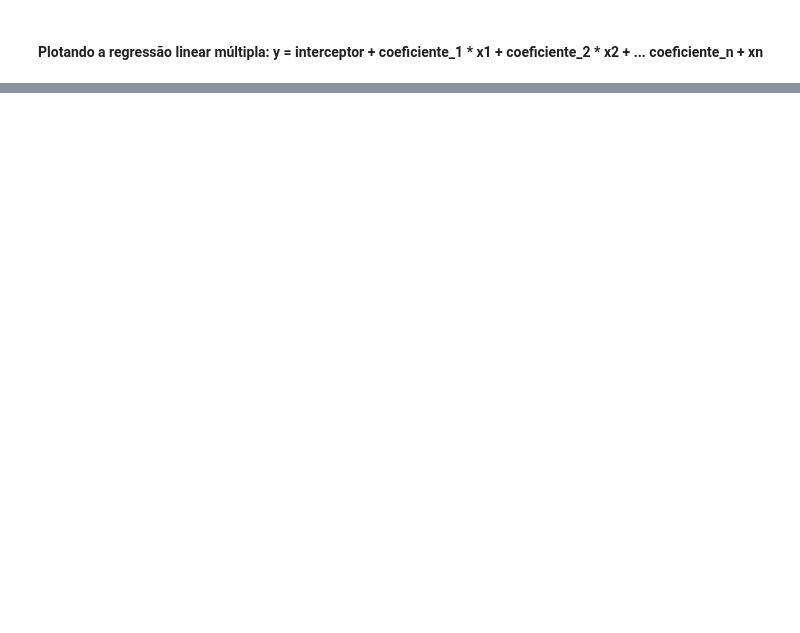
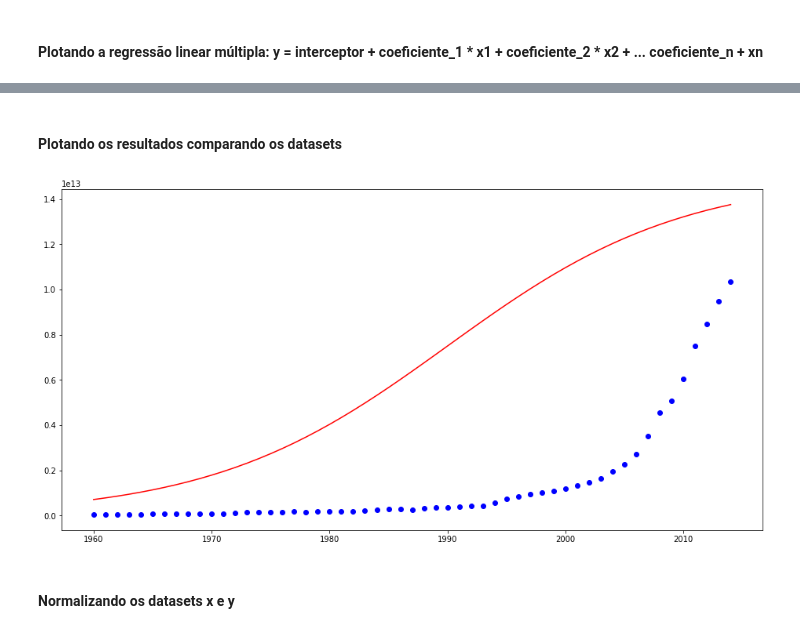
Before and after one commit to vhnegrisoli/ibm-machine-learning-python, a Jupyter notebook: 01 - Aprendizado Supervisionado - Regressão.ipynb, the cells around one changed output, grey strips where cells are left out. Cells and saved outputs as stored; diff of their text form; code cells hidden in the pictures; blank space fills up the shorter version.

```diff
--- a/01 - Aprendizado Supervisionado - Regressão.ipynb
+++ b/01 - Aprendizado Supervisionado - Regressão.ipynb
@@ -278,0 +389,4 @@ Teste R2-Score: 0.6591644939904925
+# %%
+def calcular_reg_logistica(x, b1, b2):
+    y = 1 / (1 + np.exp(-b1 * (x - b2)))
+    return y
@@ -278,0 +395,6 @@ Teste R2-Score: 0.6591644939904925
+# %%
+b1 = 0.10
+b2 = 1990.0
+
+predicao_y = calcular_reg_logistica(dados_x, b1, b2)
+predicao_y
@@ -278,0 +413,10 @@ Teste R2-Score: 0.6591644939904925
+# %% [markdown]
+#### Plotando os resultados comparando os datasets
+# %%
+plt.plot(dados_x, predicao_y * 15000000000000., 'r')
+plt.plot(dados_x, dados_y, 'bo')
+configurar_plot('', '', '', 16, 8)
+# %% [output]
+[figure, added]
+# %% [markdown]
+#### Normalizando os datasets x e y
```
Also changed, not shown: parts of 35 cells of this notebook, 1 other file.
